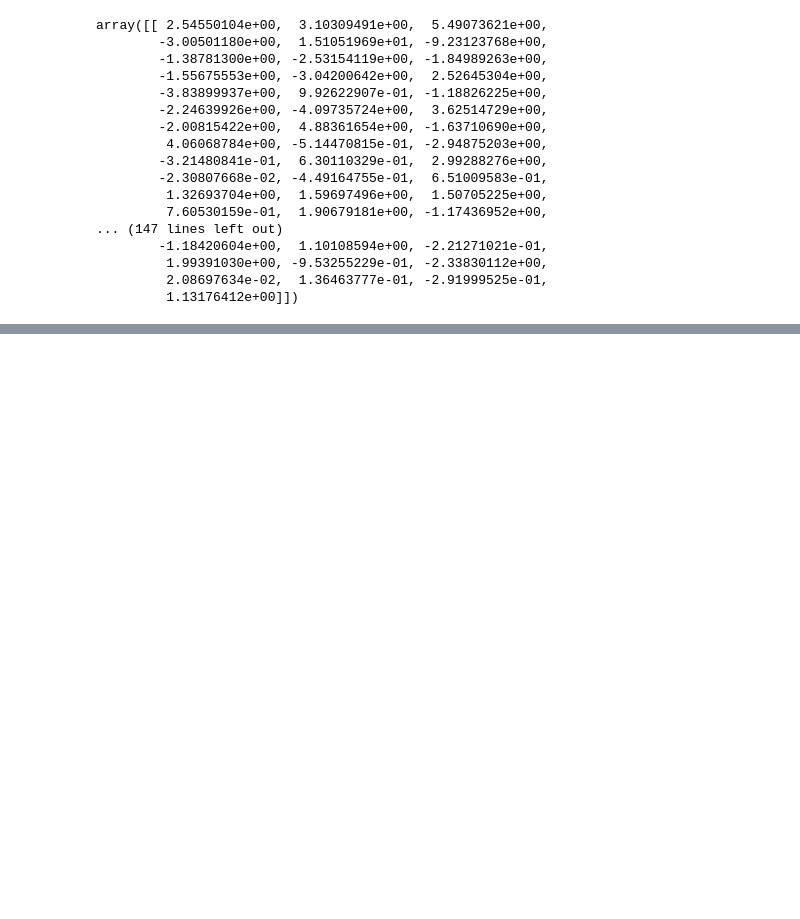
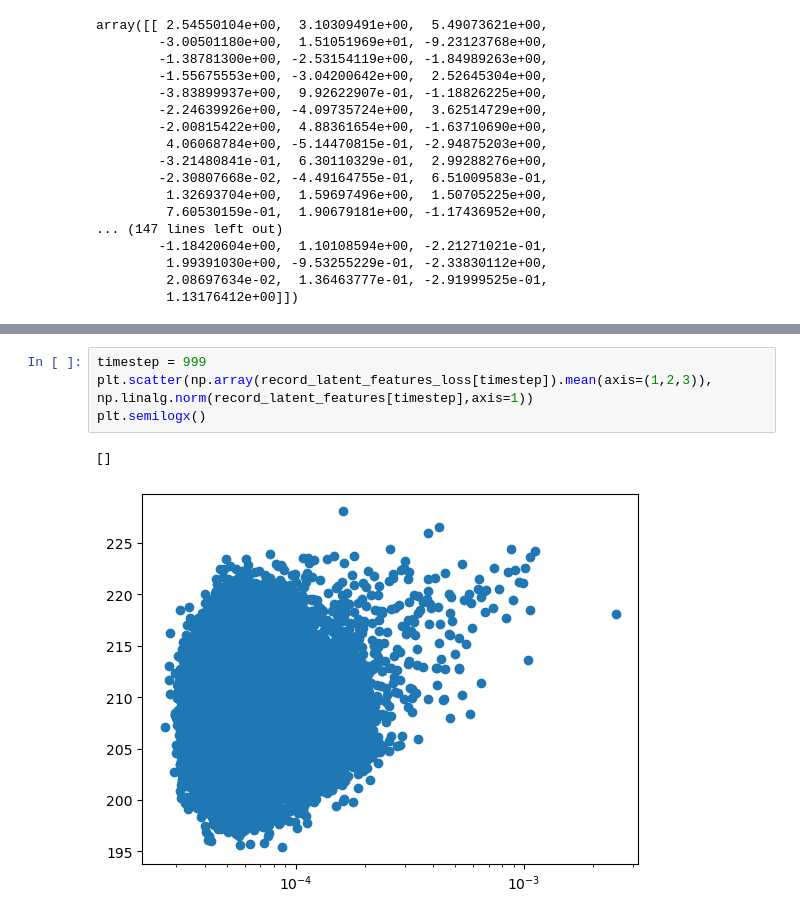
Before and after one commit to kitkatdafu/uncertainty-awared-diffusion, a Jupyter notebook: ood_utils_todo.ipynb, the cells around one changed output, grey strips where cells are left out. Drawn from its saved outputs; the diff is of its cells as text; blank space fills up the shorter version.

```diff
--- a/ood_utils_todo.ipynb
+++ b/ood_utils_todo.ipynb
@@ -398,0 +468,7 @@ for img in infer_samples:
+# %%
+timestep = 999
+plt.scatter(np.array(record_latent_features_loss[timestep]).mean(axis=(1,2,3)), np.linalg.norm(record_latent_features[timestep],axis=1))
+plt.semilogx()
+# %% [output]
+[]
+[figure, added]
```
Also changed, not shown: parts of 36 cells of this notebook, 8 other files.
